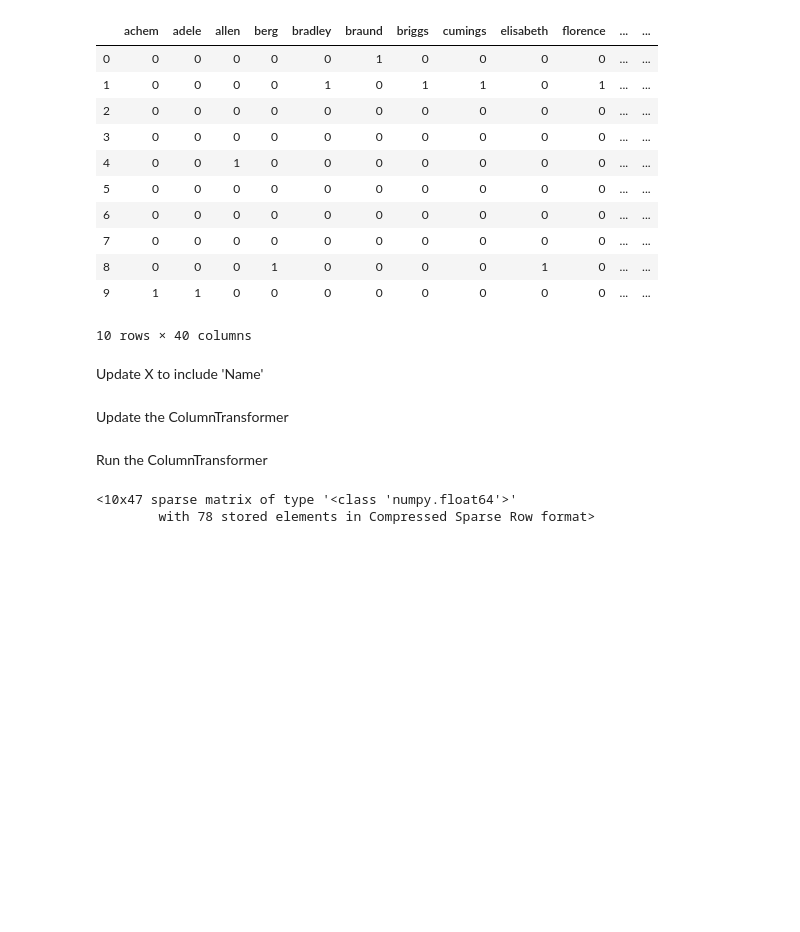
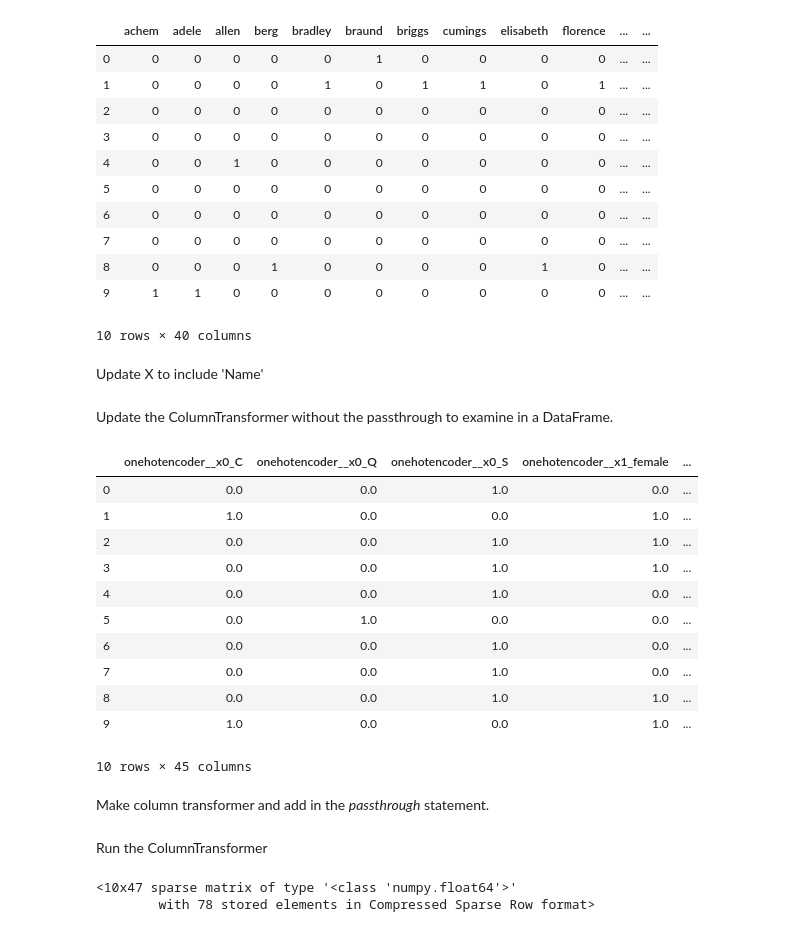
Before and after one commit to michaelreinhard/sklearn_markham, a Jupyter notebook: Practice_completed.ipynb, the cells around one changed output. Cells and saved outputs as stored; diff of their text form; code cells hidden in the pictures; blank space fills up the shorter version.

```diff
--- a/Practice_completed.ipynb
+++ b/Practice_completed.ipynb
@@ -133,8 +135,29 @@ Update X to include 'Name'
 # %%
 cols = ['Parch','Fare','Embarked','Sex','Name']
 X = df[cols]
-# %% [markdown]
-Update the ColumnTransformer
+# %% [markdown]
+Update the ColumnTransformer without the passthrough to examine in a DataFrame.
+# %%
+ct = make_column_transformer(
+        (ohe, ['Embarked','Sex']),
+        (vect, 'Name'))
+# %%
+pd.DataFrame(data=ct.fit_transform(X).toarray(), columns=ct.get_feature_names())
+# %% [output]
+|  | onehotencoder__x0_C | onehotencoder__x0_Q | onehotencoder__x0_S | onehotencoder__x1_female | ... |
+| 0 | 0.0 | 0.0 | 1.0 | 0.0 | ... |
+| 1 | 1.0 | 0.0 | 0.0 | 1.0 | ... |
+| 2 | 0.0 | 0.0 | 1.0 | 1.0 | ... |
+| 3 | 0.0 | 0.0 | 1.0 | 1.0 | ... |
+| 4 | 0.0 | 0.0 | 1.0 | 0.0 | ... |
+| 5 | 0.0 | 1.0 | 0.0 | 0.0 | ... |
+| 6 | 0.0 | 0.0 | 1.0 | 0.0 | ... |
+| 7 | 0.0 | 0.0 | 1.0 | 0.0 | ... |
+| 8 | 0.0 | 0.0 | 1.0 | 1.0 | ... |
+| 9 | 1.0 | 0.0 | 0.0 | 1.0 | ... |
+10 rows × 45 columns
+# %% [markdown]
+Make column transformer and add in the *passthrough* statement.
 # %%
 ct = make_column_transformer(
         (ohe, ['Embarked','Sex']),
```
Also changed, not shown: parts of 2 cells of this notebook, 1 other file.
